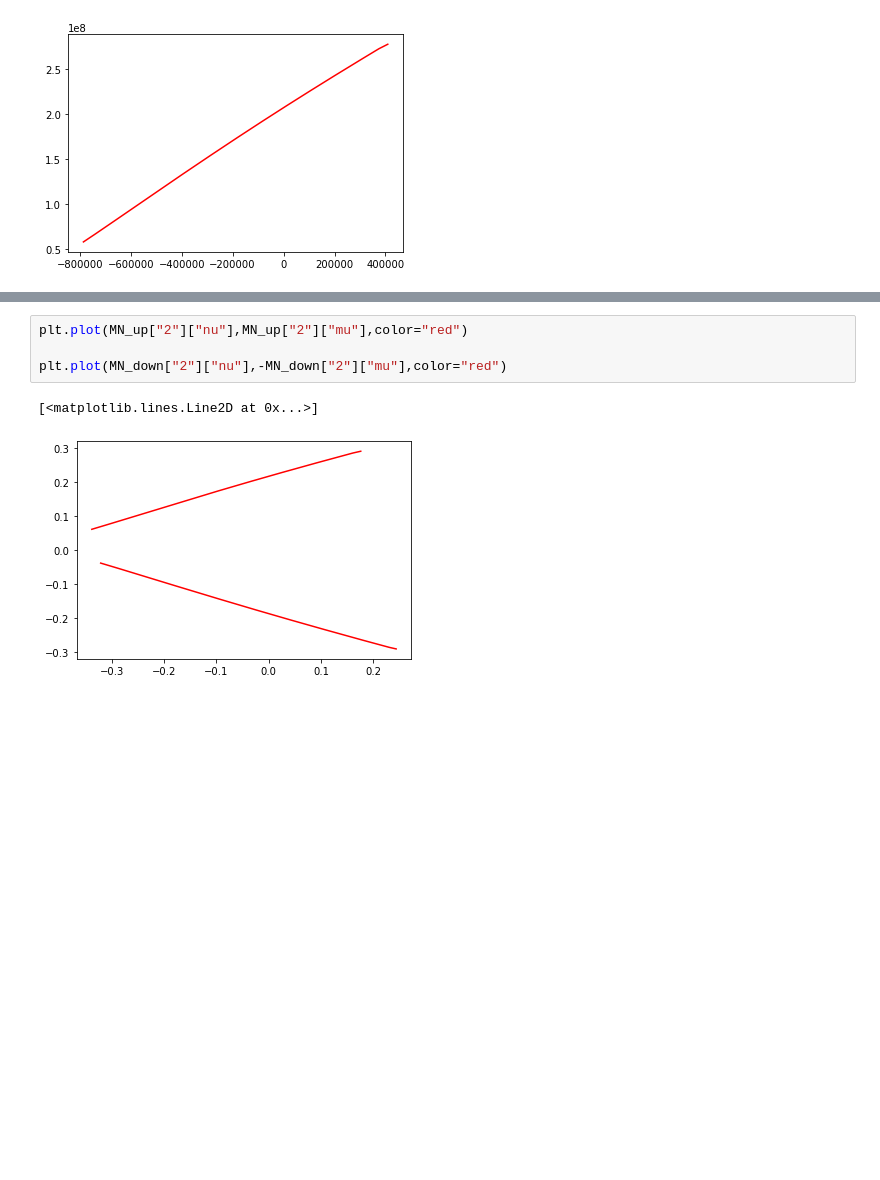
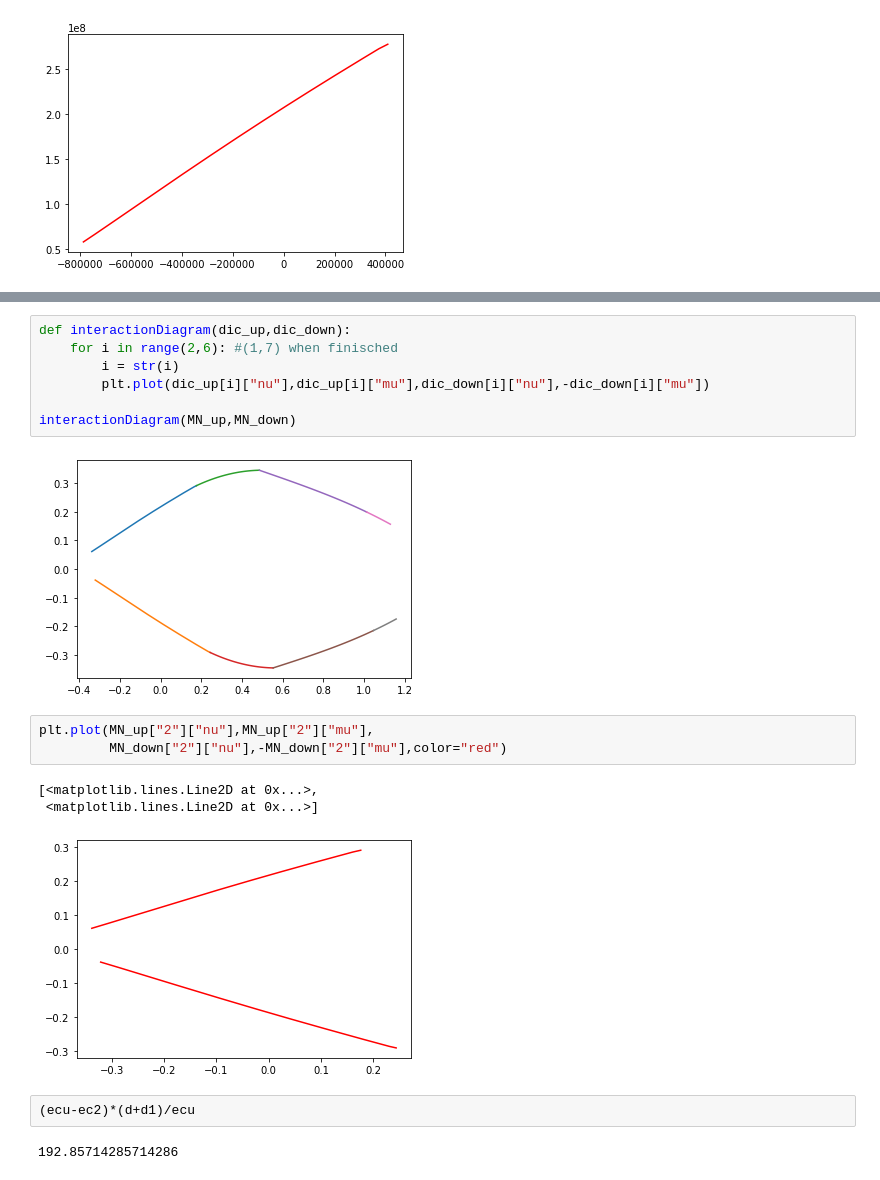
Before and after one commit to sononicola/Design-of-Concrete-Structures, a Jupyter notebook: M - N interaction diagram.ipynb, the cells around one changed output, grey strips where cells are left out. Cells and saved outputs as stored; diff of their text form; blank space fills up the shorter version.

```diff
--- a/M - N interaction diagram.ipynb
+++ b/M - N interaction diagram.ipynb
@@ -135,7 +246,20 @@ plt.plot(MN_up["2"]["N"],MN_up["2"]["M"],color="red")
+# %%
+def interactionDiagram(dic_up,dic_down):
+    for i in range(2,6): #(1,7) when finisched
+        i = str(i)
+        plt.plot(dic_up[i]["nu"],dic_up[i]["mu"],dic_down[i]["nu"],-dic_down[i]["mu"])
+
+interactionDiagram(MN_up,MN_down)
+# %% [output]
+[figure, added]
 # %%
-plt.plot(MN_up["2"]["nu"],MN_up["2"]["mu"],color="red")
-
-plt.plot(MN_down["2"]["nu"],-MN_down["2"]["mu"],color="red")
+plt.plot(MN_up["2"]["nu"],MN_up["2"]["mu"],
+         MN_down["2"]["nu"],-MN_down["2"]["mu"],color="red")
 # %% [output]
-[<matplotlib.lines.Line2D at 0x...>]
+[<matplotlib.lines.Line2D at 0x...>,
+ <matplotlib.lines.Line2D at 0x...>]
 [figure]
+# %%
+(ecu-ec2)*(d+d1)/ecu
+# %% [output]
+192.85714285714286
```
Also changed, not shown: parts of 7 cells of this notebook.
